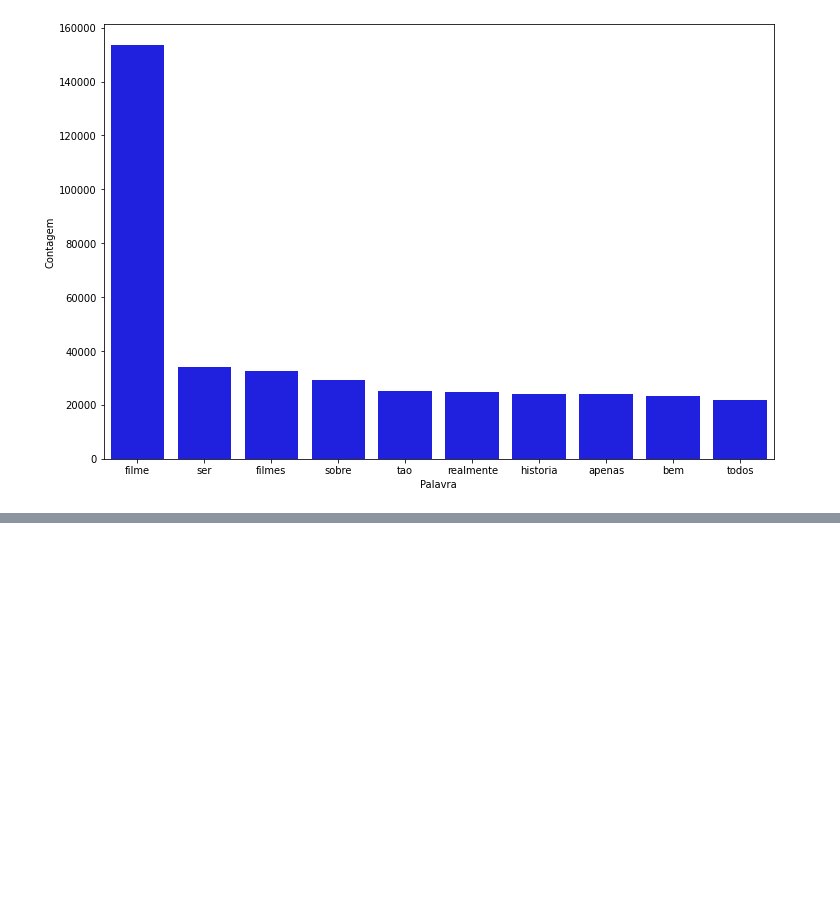
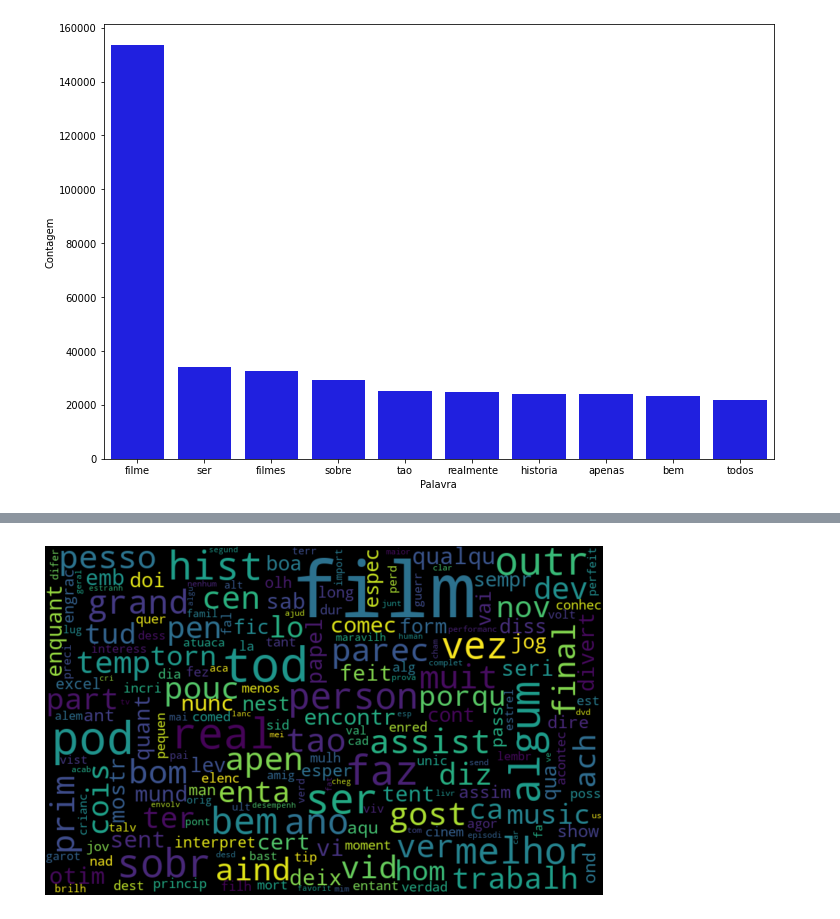
Before and after one commit to joaoavanzini/nlp-2-analise-sentimento-alura, a Jupyter notebook: classificar_textos.ipynb, the cells around one changed output, grey strips where cells are left out. Saved outputs shown, nothing was run; the diff lists cells and outputs as text; code cells hidden in the pictures; blank space fills up the shorter version.

```diff
--- a/classificar_textos.ipynb
+++ b/classificar_textos.ipynb
@@ -578,0 +603,4 @@ pareto(resenha, "tratamento_4", 10)
+# %%
+nuvem_palavras_pos(resenha, "tratamento_5")
+# %% [output]
+[figure, added]
```
Also changed, not shown: parts of 14 cells of this notebook.
